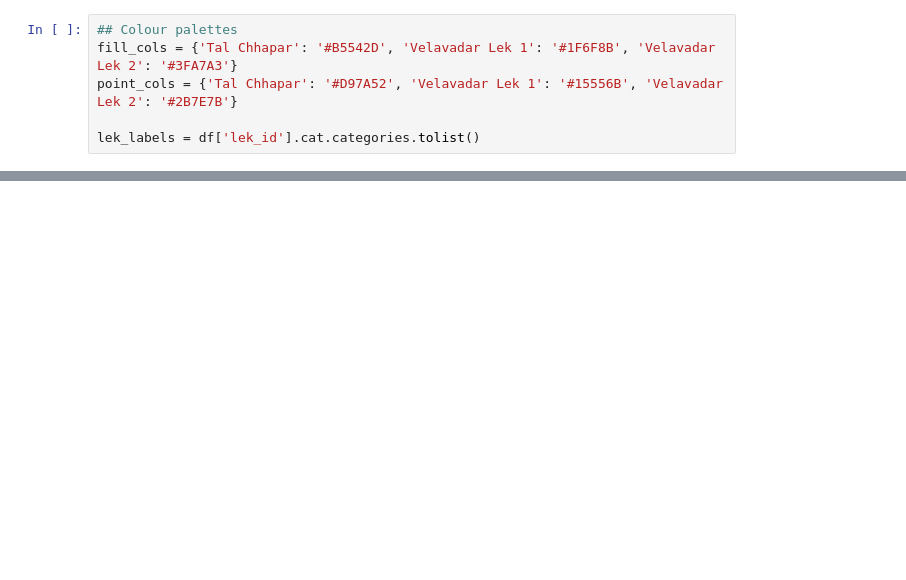
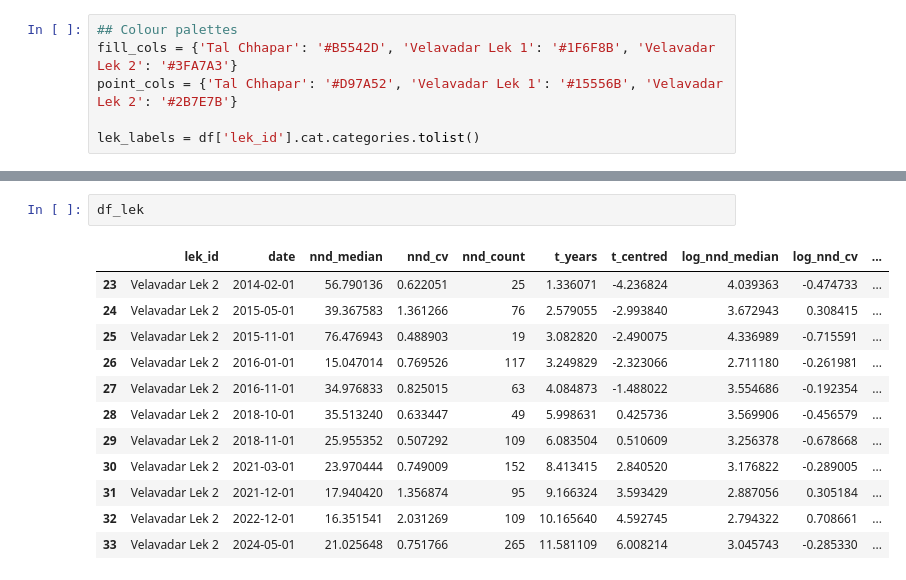
Before and after one commit to ruthviksp/territory_geometry, a Jupyter notebook: plot_nnd_metrics.ipynb, the cells around one changed output, grey strips where cells are left out. Saved outputs shown, nothing was run; the diff lists cells and outputs as text; blank space fills up the shorter version.

```diff
--- a/plot_nnd_metrics.ipynb
+++ b/plot_nnd_metrics.ipynb
@@ -241,0 +329,15 @@ fit = posterior.sample(num_chains=4, num_warmup=1000, num_samples=1000)
+# %%
+df_lek
+# %% [output]
+|  | lek_id | date | nnd_median | nnd_cv | nnd_count | t_years | t_centred | log_nnd_median | log_nnd_cv | ... |
+| 23 | Velavadar Lek 2 | 2014-02-01 | 56.790136 | 0.622051 | 25 | 1.336071 | -4.236824 | 4.039363 | -0.474733 | ... |
+| 24 | Velavadar Lek 2 | 2015-05-01 | 39.367583 | 1.361266 | 76 | 2.579055 | -2.993840 | 3.672943 | 0.308415 | ... |
+| 25 | Velavadar Lek 2 | 2015-11-01 | 76.476943 | 0.488903 | 19 | 3.082820 | -2.490075 | 4.336989 | -0.715591 | ... |
+| 26 | Velavadar Lek 2 | 2016-01-01 | 15.047014 | 0.769526 | 117 | 3.249829 | -2.323066 | 2.711180 | -0.261981 | ... |
+| 27 | Velavadar Lek 2 | 2016-11-01 | 34.976833 | 0.825015 | 63 | 4.084873 | -1.488022 | 3.554686 | -0.192354 | ... |
+| 28 | Velavadar Lek 2 | 2018-10-01 | 35.513240 | 0.633447 | 49 | 5.998631 | 0.425736 | 3.569906 | -0.456579 | ... |
+| 29 | Velavadar Lek 2 | 2018-11-01 | 25.955352 | 0.507292 | 109 | 6.083504 | 0.510609 | 3.256378 | -0.678668 | ... |
+| 30 | Velavadar Lek 2 | 2021-03-01 | 23.970444 | 0.749009 | 152 | 8.413415 | 2.840520 | 3.176822 | -0.289005 | ... |
+| 31 | Velavadar Lek 2 | 2021-12-01 | 17.940420 | 1.356874 | 95 | 9.166324 | 3.593429 | 2.887056 | 0.305184 | ... |
+| 32 | Velavadar Lek 2 | 2022-12-01 | 16.351541 | 2.031269 | 109 | 10.165640 | 4.592745 | 2.794322 | 0.708661 | ... |
+| 33 | Velavadar Lek 2 | 2024-05-01 | 21.025648 | 0.751766 | 265 | 11.581109 | 6.008214 | 3.045743 | -0.285330 | ... |
```
Also changed, not shown: parts of 15 cells of this notebook, 5 other files.
